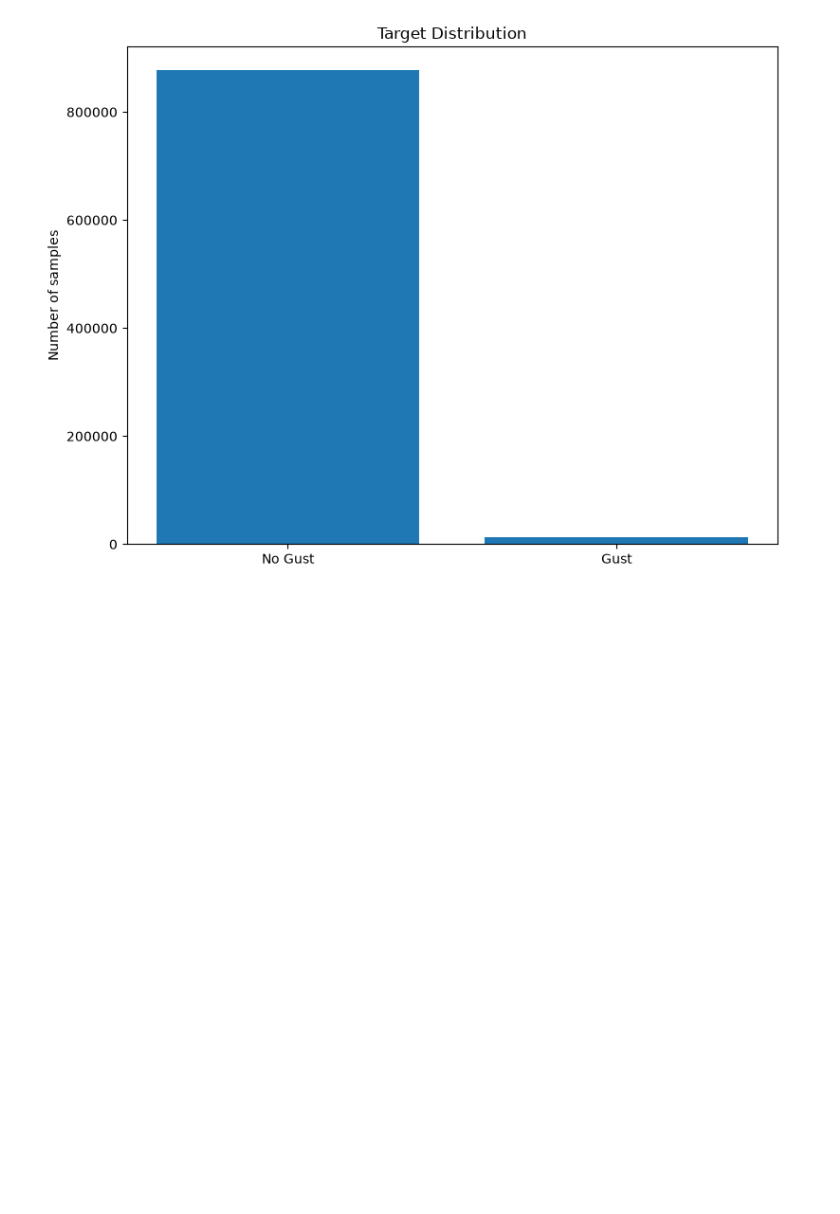
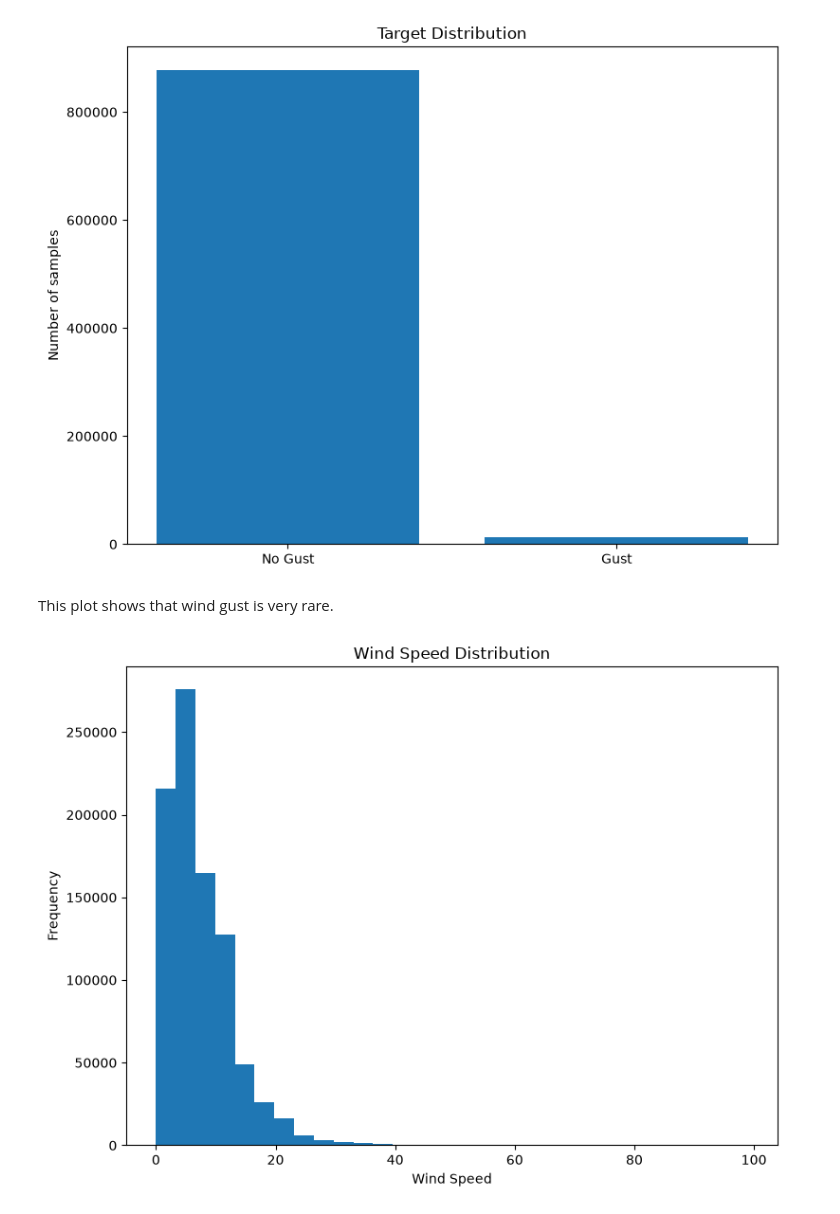
Before and after one commit to Marouanelmzr/meteorological-time-series-forecasting, a Jupyter notebook: notebooks/01_exploration.ipynb, the cells around one changed output. Saved outputs shown, nothing was run; the diff lists cells and outputs as text; code cells hidden in the pictures; blank space fills up the shorter version.

Commit message:
Visualisation functions

```diff
--- a/notebooks/01_exploration.ipynb
+++ b/notebooks/01_exploration.ipynb
@@ -21,2 +16,10 @@ fig.savefig(
 # %% [output]
 [figure]
+# %% [markdown]
+This plot shows that wind gust is very rare.
+# %%
+from src.visualization.wind_distribution import plot_wind_distribution
+
+fig = plot_wind_distribution(df)
+# %% [output]
+[figure, added]
```
Also changed, not shown: parts of 6 cells of this notebook, 4 other files.
